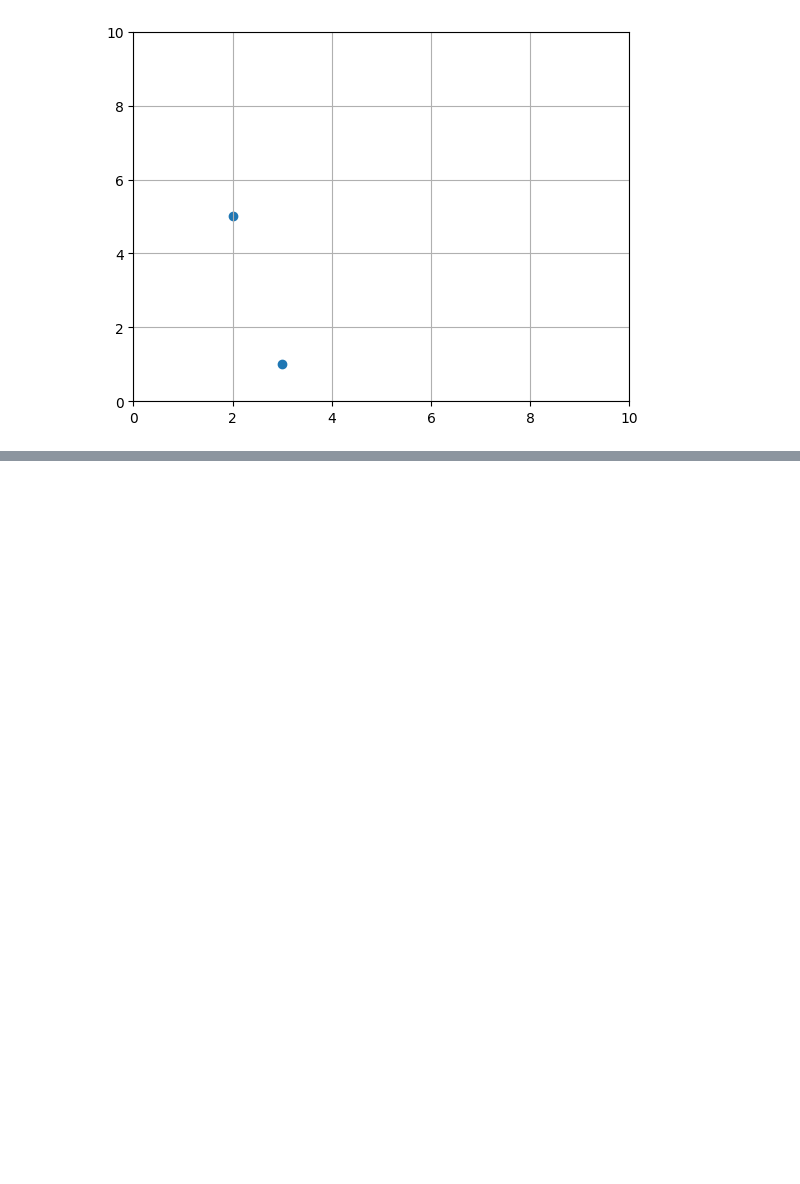
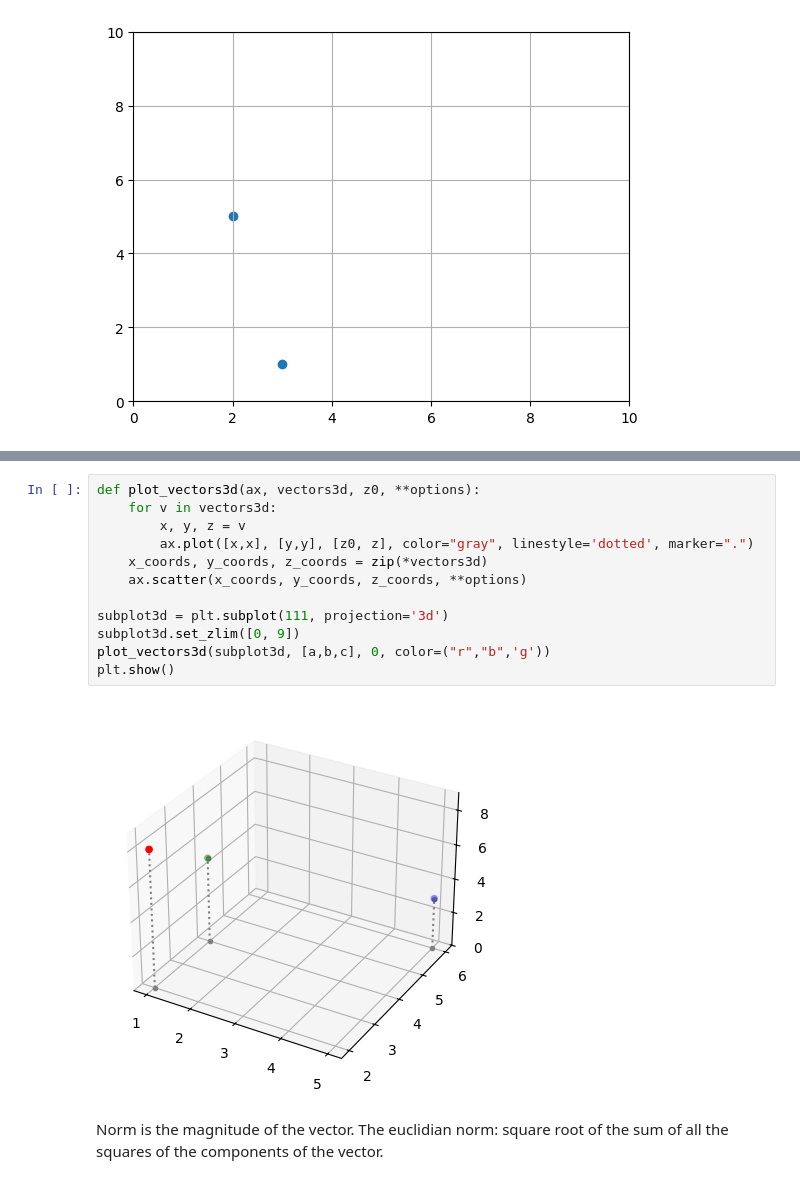
Before and after one commit to ARRYTHEBEAST/HandsOnMachineLearningStudy, a Jupyter notebook: Chapter 4/LinearAlgebra.ipynb, the cells around one changed output, grey strips where cells are left out. Saved outputs shown, nothing was run; the diff lists cells and outputs as text; blank space fills up the shorter version.

```diff
--- a/Chapter 4/LinearAlgebra.ipynb
+++ b/Chapter 4/LinearAlgebra.ipynb
@@ -49,0 +76,18 @@ plt.grid()
+# %%
+def plot_vectors3d(ax, vectors3d, z0, **options):
+    for v in vectors3d:
+        x, y, z = v
+        ax.plot([x,x], [y,y], [z0, z], color="gray", linestyle='dotted', marker=".")
+    x_coords, y_coords, z_coords = zip(*vectors3d)
+    ax.scatter(x_coords, y_coords, z_coords, **options)
+
+subplot3d = plt.subplot(111, projection='3d')
+subplot3d.set_zlim([0, 9])
+plot_vectors3d(subplot3d, [a,b,c], 0, color=("r","b",'g'))
+plt.show()
+# %% [output]
+[figure, added]
+# %% [markdown]
+Norm is the magnitude of the vector.
+The euclidian norm:
+square root of the sum of all the squares of the components of the vector.
```
Also changed, not shown: parts of 12 cells of this notebook.
